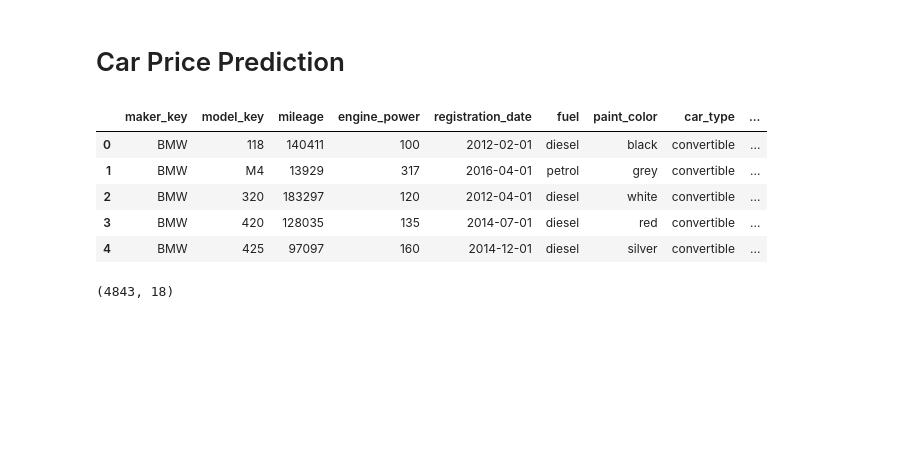
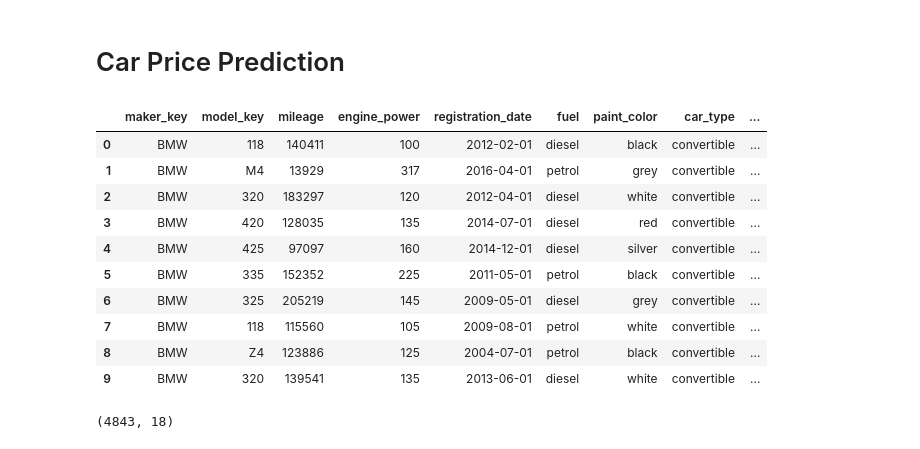
Before and after one commit to mustafaktaas/Python_DeepLearning, a Jupyter notebook: CarPricePredictionANN.ipynb, the cells around one changed output. Drawn from its saved outputs; the diff is of its cells as text; code cells hidden in the pictures; blank space fills up the shorter version.

```diff
--- a/CarPricePredictionANN.ipynb
+++ b/CarPricePredictionANN.ipynb
@@ -34,14 +34,19 @@ for dirname, _, filenames in os.walk('/kaggle/input'):
 # %%
 data = pd.read_csv('bmw_pricing_challenge.csv')
 # %%
-data.head()
+data.head(10)
 # %% [output]
 |  | maker_key | model_key | mileage | engine_power | registration_date | fuel | paint_color | car_type | ... |
 | 0 | BMW | 118 | 140411 | 100 | 2012-02-01 | diesel | black | convertible | ... |
 | 1 | BMW | M4 | 13929 | 317 | 2016-04-01 | petrol | grey | convertible | ... |
 | 2 | BMW | 320 | 183297 | 120 | 2012-04-01 | diesel | white | convertible | ... |
 | 3 | BMW | 420 | 128035 | 135 | 2014-07-01 | diesel | red | convertible | ... |
 | 4 | BMW | 425 | 97097 | 160 | 2014-12-01 | diesel | silver | convertible | ... |
+| 5 | BMW | 335 | 152352 | 225 | 2011-05-01 | petrol | black | convertible | ... |
+| 6 | BMW | 325 | 205219 | 145 | 2009-05-01 | diesel | grey | convertible | ... |
+| 7 | BMW | 118 | 115560 | 105 | 2009-08-01 | petrol | white | convertible | ... |
+| 8 | BMW | Z4 | 123886 | 125 | 2004-07-01 | petrol | black | convertible | ... |
+| 9 | BMW | 320 | 139541 | 135 | 2013-06-01 | diesel | white | convertible | ... |
 # %%
 data.shape
 # %% [output]
```
